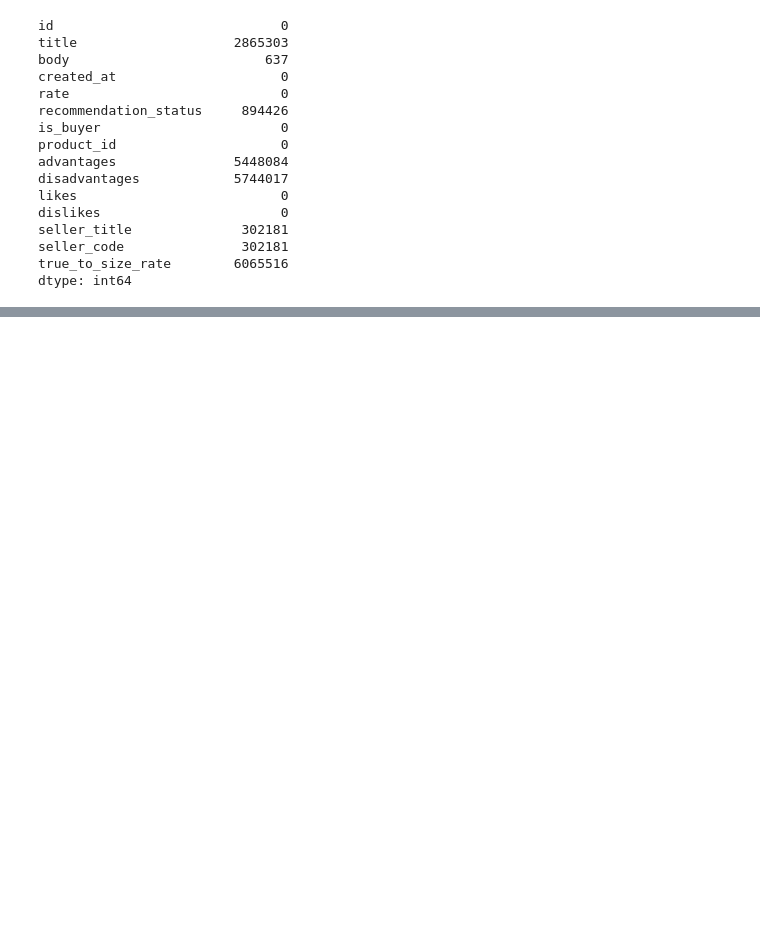
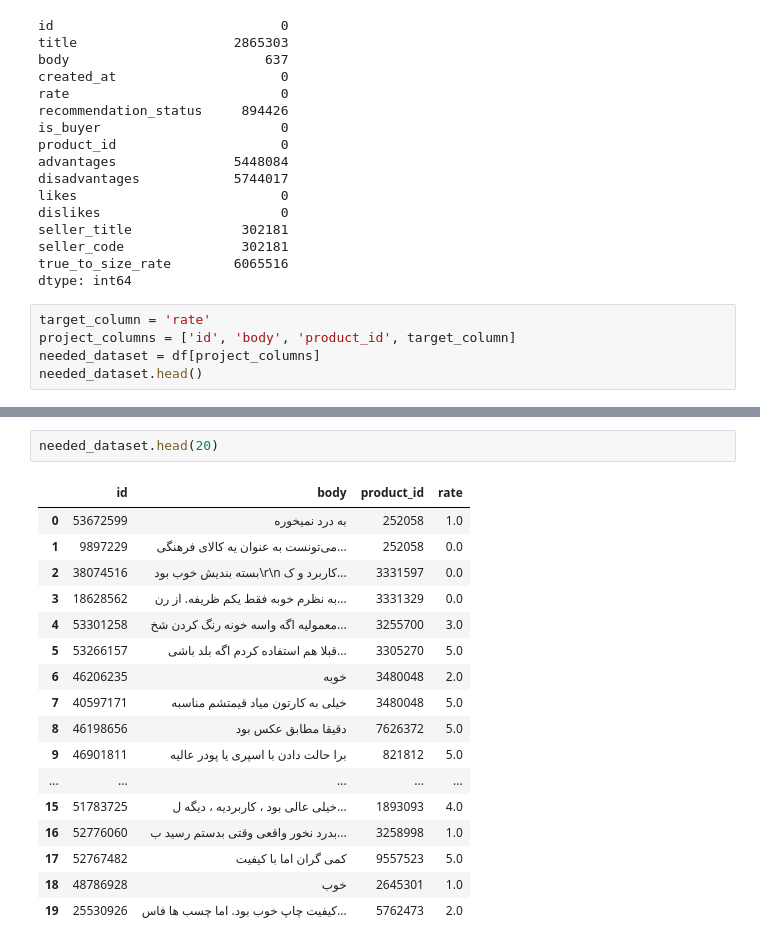
Before and after one commit to atozmax/digikala-comment-recommendation, a Jupyter notebook: notebooks/01-descriptive-analysis.ipynb, the cells around one changed output, grey strips where cells are left out. Cells and saved outputs as stored; diff of their text form; blank space fills up the shorter version.

Commit message:
cleaning dataset

```diff
--- a/notebooks/01-descriptive-analysis.ipynb
+++ b/notebooks/01-descriptive-analysis.ipynb
@@ -41,3 +41,8 @@ seller_title              302181
 seller_code               302181
 true_to_size_rate        6065516
 dtype: int64
+# %%
+target_column = 'rate'
+project_columns = ['id', 'body', 'product_id', target_column]
+needed_dataset = df[project_columns]
+needed_dataset.head()
@@ -43,0 +80,20 @@ dtype: int64
+# %%
+needed_dataset.head(20)
+# %% [output]
+|  | id | body | product_id | rate |
+| 0 | 53672599 | به درد نمیخوره | 252058 | 1.0 |
+| 1 | 9897229 | می‌تونست به عنوان یه کالای فرهنگی... | 252058 | 0.0 |
+| 2 | 38074516 | بسته بندیش خوب بود\r\n کاربرد و ک... | 3331597 | 0.0 |
+| 3 | 18628562 | به نظرم خوبه فقط یکم ظریفه. از رن... | 3331329 | 0.0 |
+| 4 | 53301258 | معمولیه اگه واسه خونه رنگ کردن شخ... | 3255700 | 3.0 |
+| 5 | 53266157 | قبلا هم استفاده کردم اگه بلد باشی... | 3305270 | 5.0 |
+| 6 | 46206235 | خوبه | 3480048 | 2.0 |
+| 7 | 40597171 | خیلی به کارتون میاد قیمتشم مناسبه | 3480048 | 5.0 |
+| 8 | 46198656 | دقیقا مطابق عکس بود | 7626372 | 5.0 |
+| 9 | 46901811 | برا حالت دادن با اسپری یا پودر عالیه | 821812 | 5.0 |
+| ... | ... | ... | ... | ... |
+| 15 | 51783725 | خیلی عالی بود ، کاربردیه ، دیگه ل... | 1893093 | 4.0 |
+| 16 | 52776060 | بدرد نخور واقعی وقتی بدستم رسید ب... | 3258998 | 1.0 |
+| 17 | 52767482 | کمی گران اما با کیفیت | 9557523 | 5.0 |
+| 18 | 48786928 | خوب | 2645301 | 1.0 |
+| 19 | 25530926 | کیفیت چاپ خوب بود. اما چسب ها فاس... | 5762473 | 2.0 |
```
Also changed, not shown: parts of 24 cells of this notebook, 9 other files.
